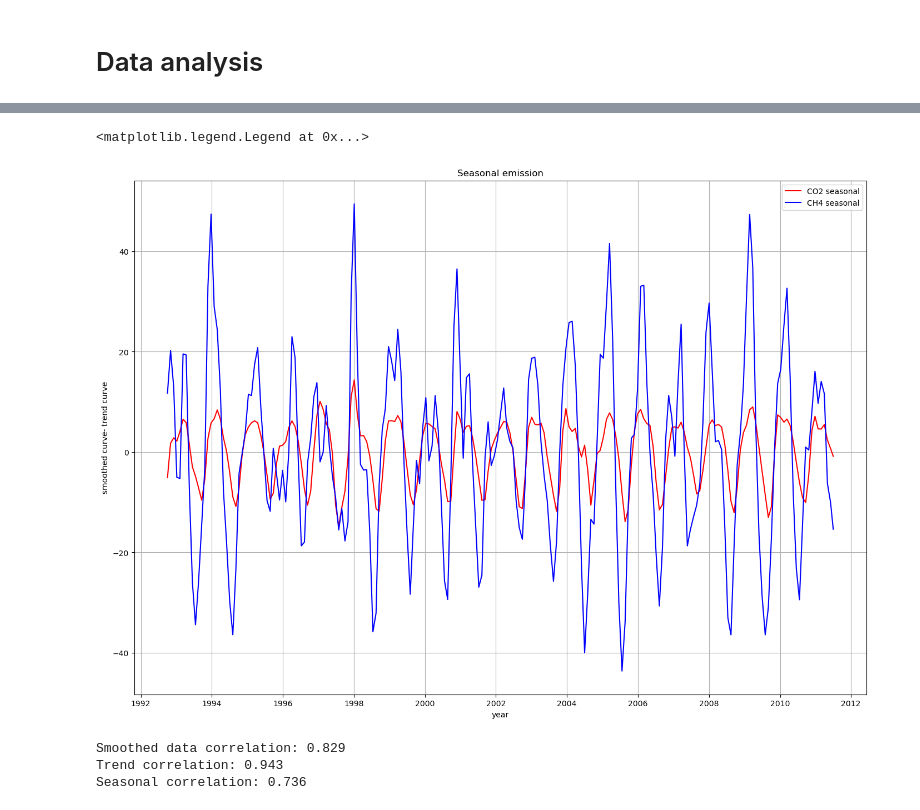
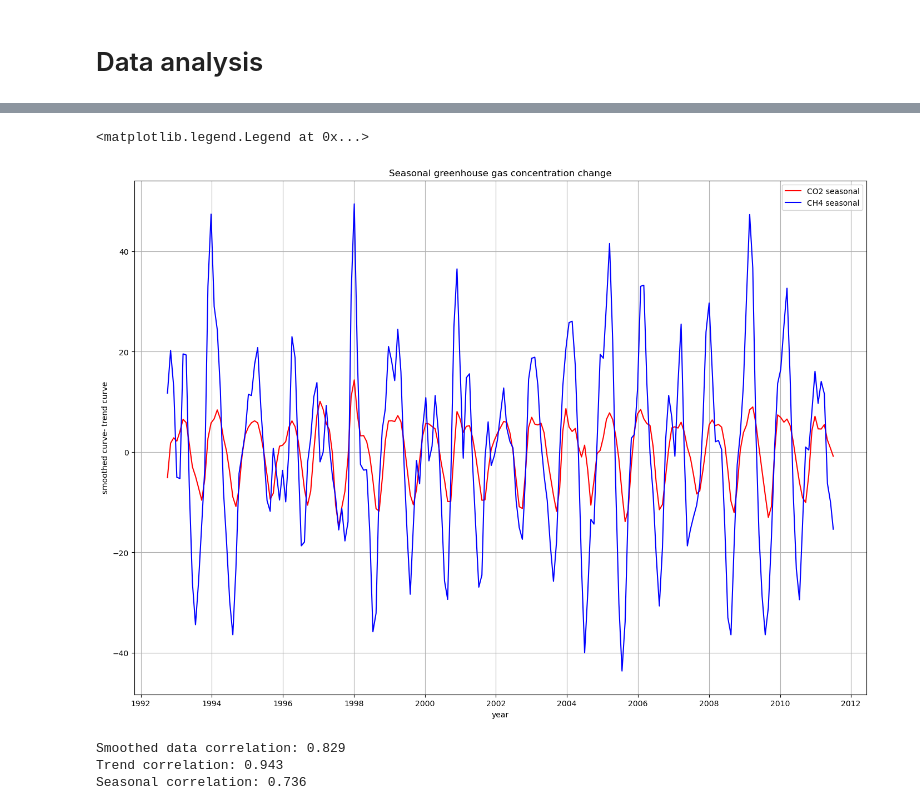
Before and after one commit to teemu01/my-projects, a Jupyter notebook: GreenhouseGasAnalysis.ipynb, the cells around one changed output, grey strips where cells are left out. Saved outputs shown, nothing was run; the diff lists cells and outputs as text; code cells hidden in the pictures.

```diff
--- a/GreenhouseGasAnalysis.ipynb
+++ b/GreenhouseGasAnalysis.ipynb
@@ -141,17 +142,17 @@ ax[1].legend()
 # %%
 #Plot to compare seasonal change of CO2 and CH4 emission
 plt.figure(figsize=(17,12))
 
 plt.plot(co2_df["date"], co2_df["seasonal"], c="red", label="CO2 seasonal")
 plt.plot(ch4_df["date"], ch4_df["seasonal"], c="blue", label = "CH4 seasonal")
-plt.title("Seasonal emission")
+plt.title("Seasonal greenhouse gas concentration change")
 plt.xlabel("year")
 plt.ylabel("smoothed curve- trend curve")
 plt.grid()
 plt.legend()
 # %% [output]
 <matplotlib.legend.Legend at 0x...>
-[figure, old version]
+[figure, new version]
 # %%
 #Pearson correlation of smoothed, trend and seasonal data to find correlation of CO2 and Ch4 emissions
 corr = co2_df["smooth"].corr(ch4_df["smooth"])
```
Also changed, not shown: parts of 10 cells of this notebook.
